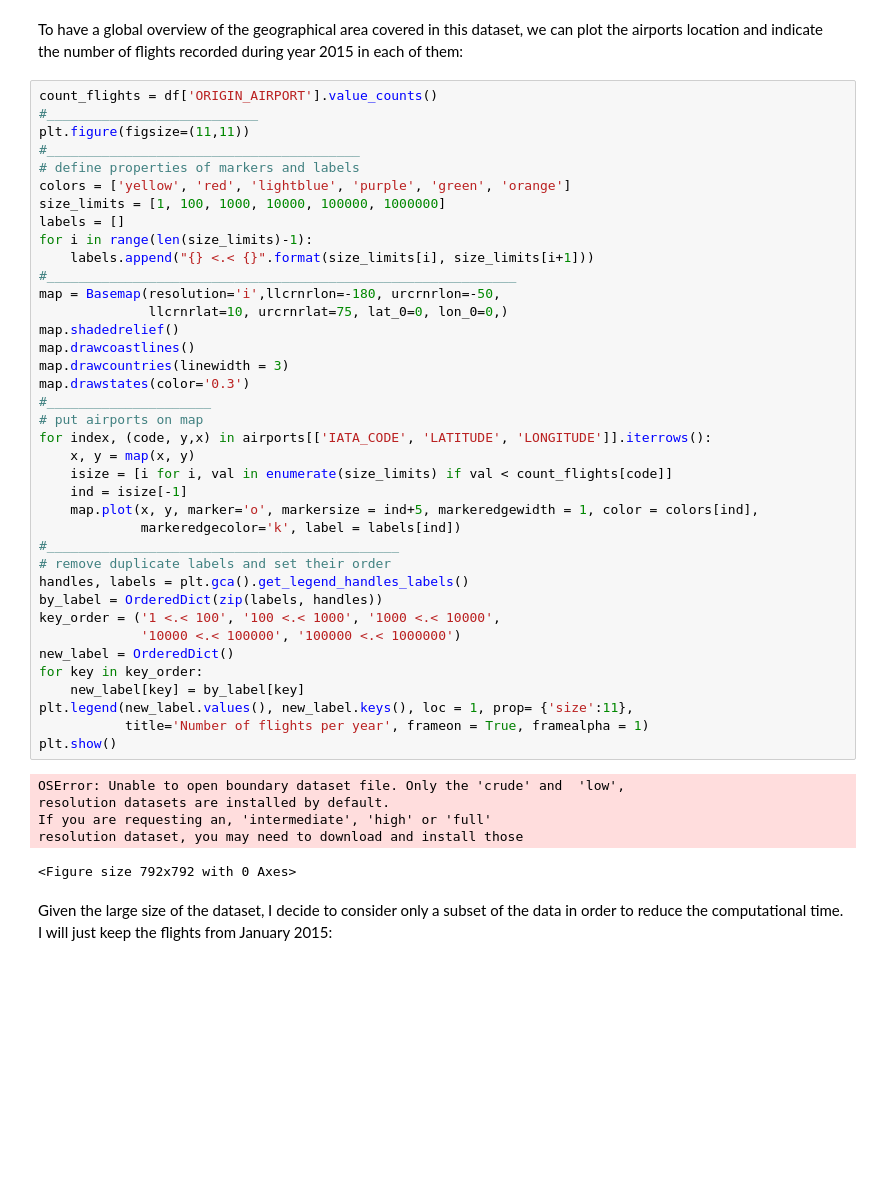
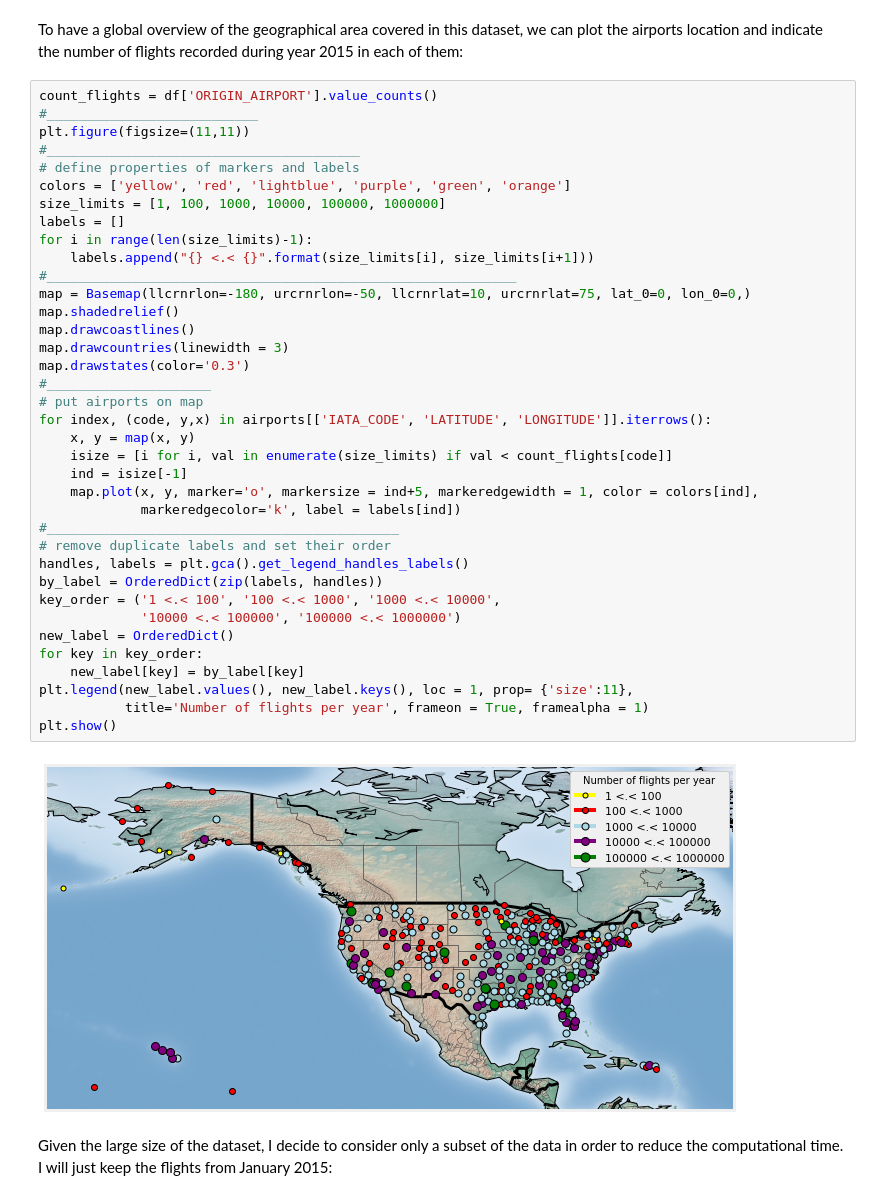
Before and after one commit to cheparity/Flight-delay, a Jupyter notebook: predicting-flight-delays-tutorial.ipynb, the cells around one changed output. Saved outputs shown, nothing was run; the diff lists cells and outputs as text; blank space fills up the shorter version.

```diff
--- a/predicting-flight-delays-tutorial.ipynb
+++ b/predicting-flight-delays-tutorial.ipynb
@@ -130,40 +129,35 @@ colors = ['yellow', 'red', 'lightblue', 'purple', 'green', 'orange']
 size_limits = [1, 100, 1000, 10000, 100000, 1000000]
 labels = []
 for i in range(len(size_limits)-1):
     labels.append("{} <.< {}".format(size_limits[i], size_limits[i+1]))
 #____________________________________________________________
-map = Basemap(resolution='i',llcrnrlon=-180, urcrnrlon=-50,
-              llcrnrlat=10, urcrnrlat=75, lat_0=0, lon_0=0,)
+map = Basemap(llcrnrlon=-180, urcrnrlon=-50, llcrnrlat=10, urcrnrlat=75, lat_0=0, lon_0=0,)
 map.shadedrelief()
 map.drawcoastlines()
 map.drawcountries(linewidth = 3)
 map.drawstates(color='0.3')
 #_____________________
 # put airports on map
 for index, (code, y,x) in airports[['IATA_CODE', 'LATITUDE', 'LONGITUDE']].iterrows():
     x, y = map(x, y)
     isize = [i for i, val in enumerate(size_limits) if val < count_flights[code]]
     ind = isize[-1]
     map.plot(x, y, marker='o', markersize = ind+5, markeredgewidth = 1, color = colors[ind],
              markeredgecolor='k', label = labels[ind])
 #_____________________________________________
 # remove duplicate labels and set their order
 handles, labels = plt.gca().get_legend_handles_labels()
 by_label = OrderedDict(zip(labels, handles))
 key_order = ('1 <.< 100', '100 <.< 1000', '1000 <.< 10000',
              '10000 <.< 100000', '100000 <.< 1000000')
 new_label = OrderedDict()
 for key in key_order:
     new_label[key] = by_label[key]
 plt.legend(new_label.values(), new_label.keys(), loc = 1, prop= {'size':11},
            title='Number of flights per year', frameon = True, framealpha = 1)
 plt.show()
 # %% [output]
-OSError: Unable to open boundary dataset file. Only the 'crude' and  'low',
-resolution datasets are installed by default.
-If you are requesting an, 'intermediate', 'high' or 'full'
-resolution dataset, you may need to download and install those
-<Figure size 792x792 with 0 Axes>
+[figure, added]
 # %% [markdown]
 Given the large size of the dataset, I decide to consider only a subset of the data in order to reduce the computational time. I will just keep the flights from January 2015:
 # %%
```
Also changed, not shown: parts of 26 cells of this notebook.
